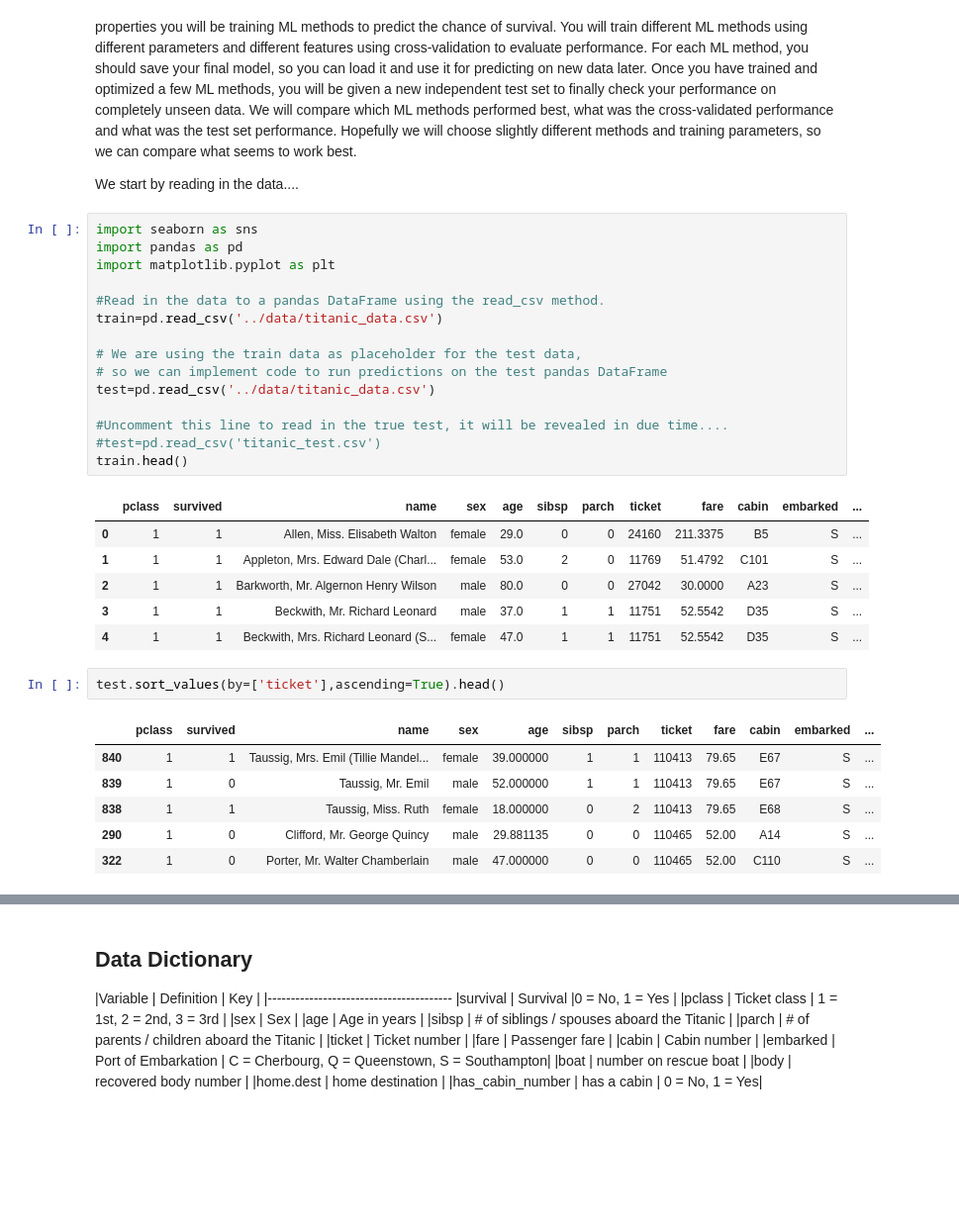
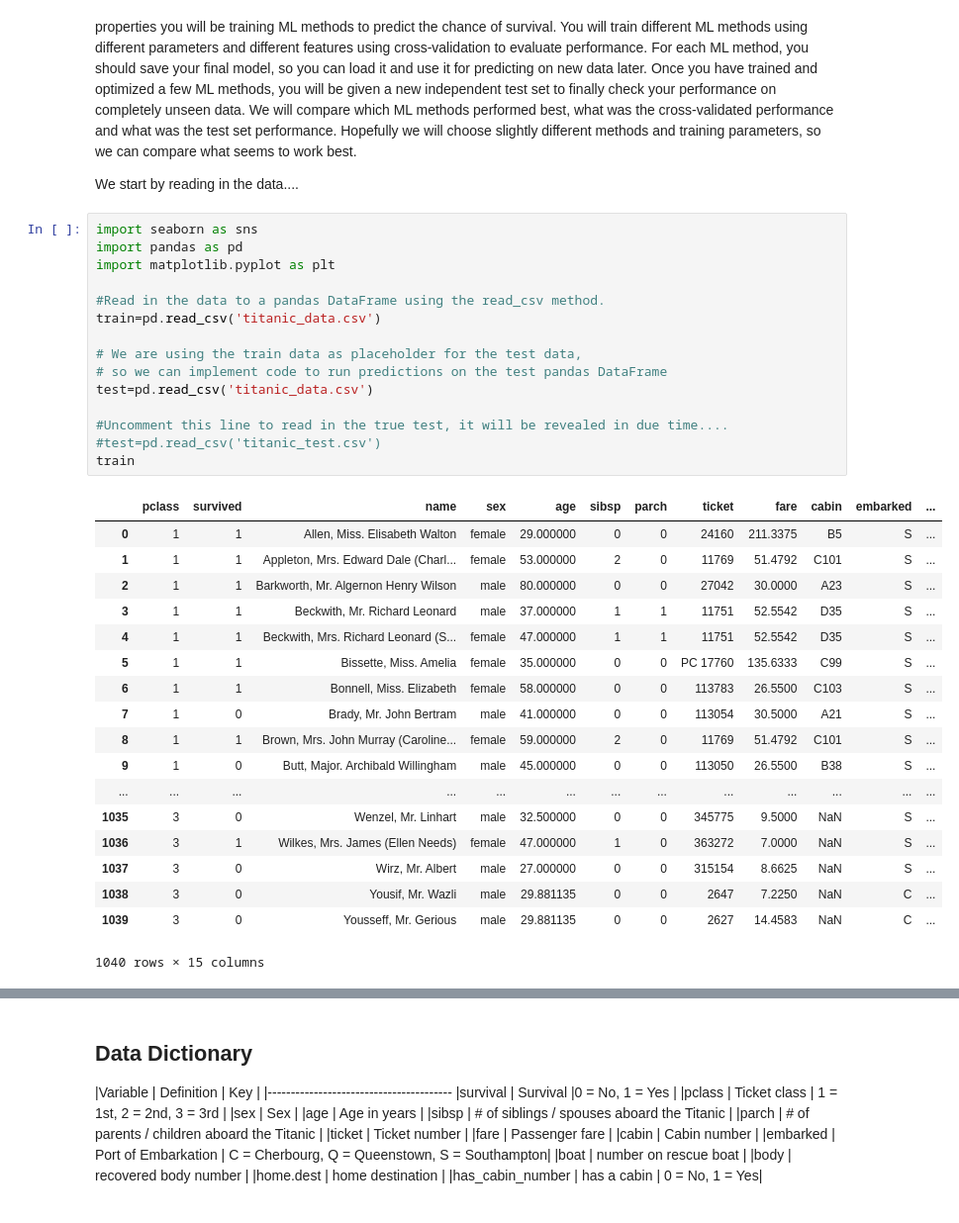
Before and after one commit to sailepradh/medbio_ML_proj, a Jupyter notebook: notebook/Exercise_on_supervised_learning-StudentVersion.ipynb, the cells around one changed output, grey strips where cells are left out. Shown: that part at 99% size. Saved outputs shown, nothing was run; the diff lists cells and outputs as text; blank space fills up the shorter version.

```diff
--- a/notebook/Exercise_on_supervised_learning-StudentVersion.ipynb
+++ b/notebook/Exercise_on_supervised_learning-StudentVersion.ipynb
@@ -15,31 +15,34 @@ We start by reading in the data....
 # %%
 import seaborn as sns
 import pandas as pd
 import matplotlib.pyplot as plt
 
 #Read in the data to a pandas DataFrame using the read_csv method.
-train=pd.read_csv('../data/titanic_data.csv')
+train=pd.read_csv('titanic_data.csv')
 
 # We are using the train data as placeholder for the test data,
 # so we can implement code to run predictions on the test pandas DataFrame
-test=pd.read_csv('../data/titanic_data.csv')
+test=pd.read_csv('titanic_data.csv')
 
 #Uncomment this line to read in the true test, it will be revealed in due time....
 #test=pd.read_csv('titanic_test.csv')
-train.head()
+train
 # %% [output]
 |  | pclass | survived | name | sex | age | sibsp | parch | ticket | fare | cabin | embarked | ... |
-| 0 | 1 | 1 | Allen, Miss. Elisabeth Walton | female | 29.0 | 0 | 0 | 24160 | 211.3375 | B5 | S | ... |
-| 1 | 1 | 1 | Appleton, Mrs. Edward Dale (Charl... | female | 53.0 | 2 | 0 | 11769 | 51.4792 | C101 | S | ... |
-| 2 | 1 | 1 | Barkworth, Mr. Algernon Henry Wilson | male | 80.0 | 0 | 0 | 27042 | 30.0000 | A23 | S | ... |
-| 3 | 1 | 1 | Beckwith, Mr. Richard Leonard | male | 37.0 | 1 | 1 | 11751 | 52.5542 | D35 | S | ... |
-| 4 | 1 | 1 | Beckwith, Mrs. Richard Leonard (S... | female | 47.0 | 1 | 1 | 11751 | 52.5542 | D35 | S | ... |
+| 0 | 1 | 1 | Allen, Miss. Elisabeth Walton | female | 29.000000 | 0 | 0 | 24160 | 211.3375 | B5 | S | ... |
+| 1 | 1 | 1 | Appleton, Mrs. Edward Dale (Charl... | female | 53.000000 | 2 | 0 | 11769 | 51.4792 | C101 | S | ... |
+| 2 | 1 | 1 | Barkworth, Mr. Algernon Henry Wilson | male | 80.000000 | 0 | 0 | 27042 | 30.0000 | A23 | S | ... |
+| 3 | 1 | 1 | Beckwith, Mr. Richard Leonard | male | 37.000000 | 1 | 1 | 11751 | 52.5542 | D35 | S | ... |
+| 4 | 1 | 1 | Beckwith, Mrs. Richard Leonard (S... | female | 47.000000 | 1 | 1 | 11751 | 52.5542 | D35 | S | ... |
+| 5 | 1 | 1 | Bissette, Miss. Amelia | female | 35.000000 | 0 | 0 | PC 17760 | 135.6333 | C99 | S | ... |
+| 6 | 1 | 1 | Bonnell, Miss. Elizabeth | female | 58.000000 | 0 | 0 | 113783 | 26.5500 | C103 | S | ... |
+| 7 | 1 | 0 | Brady, Mr. John Bertram | male | 41.000000 | 0 | 0 | 113054 | 30.5000 | A21 | S | ... |
+| 8 | 1 | 1 | Brown, Mrs. John Murray (Caroline... | female | 59.000000 | 2 | 0 | 11769 | 51.4792 | C101 | S | ... |
+| 9 | 1 | 0 | Butt, Major. Archibald Willingham | male | 45.000000 | 0 | 0 | 113050 | 26.5500 | B38 | S | ... |
+| ... | ... | ... | ... | ... | ... | ... | ... | ... | ... | ... | ... | ... |
+| 1035 | 3 | 0 | Wenzel, Mr. Linhart | male | 32.500000 | 0 | 0 | 345775 | 9.5000 | NaN | S | ... |
+| 1036 | 3 | 1 | Wilkes, Mrs. James (Ellen Needs) | female | 47.000000 | 1 | 0 | 363272 | 7.0000 | NaN | S | ... |
+| 1037 | 3 | 0 | Wirz, Mr. Albert | male | 27.000000 | 0 | 0 | 315154 | 8.6625 | NaN | S | ... |
+| 1038 | 3 | 0 | Yousif, Mr. Wazli | male | 29.881135 | 0 | 0 | 2647 | 7.2250 | NaN | C | ... |
+| 1039 | 3 | 0 | Yousseff, Mr. Gerious | male | 29.881135 | 0 | 0 | 2627 | 14.4583 | NaN | C | ... |
+1040 rows × 15 columns
-# %%
-test.sort_values(by=['ticket'],ascending=True).head()
-# %% [output]
-|  | pclass | survived | name | sex | age | sibsp | parch | ticket | fare | cabin | embarked | ... |
-| 840 | 1 | 1 | Taussig, Mrs. Emil (Tillie Mandel... | female | 39.000000 | 1 | 1 | 110413 | 79.65 | E67 | S | ... |
-| 839 | 1 | 0 | Taussig, Mr. Emil | male | 52.000000 | 1 | 1 | 110413 | 79.65 | E67 | S | ... |
-| 838 | 1 | 1 | Taussig, Miss. Ruth | female | 18.000000 | 0 | 2 | 110413 | 79.65 | E68 | S | ... |
-| 290 | 1 | 0 | Clifford, Mr. George Quincy | male | 29.881135 | 0 | 0 | 110465 | 52.00 | A14 | S | ... |
-| 322 | 1 | 0 | Porter, Mr. Walter Chamberlain | male | 47.000000 | 0 | 0 | 110465 | 52.00 | C110 | S | ... |
```
Also changed, not shown: parts of 31 cells of this notebook.
